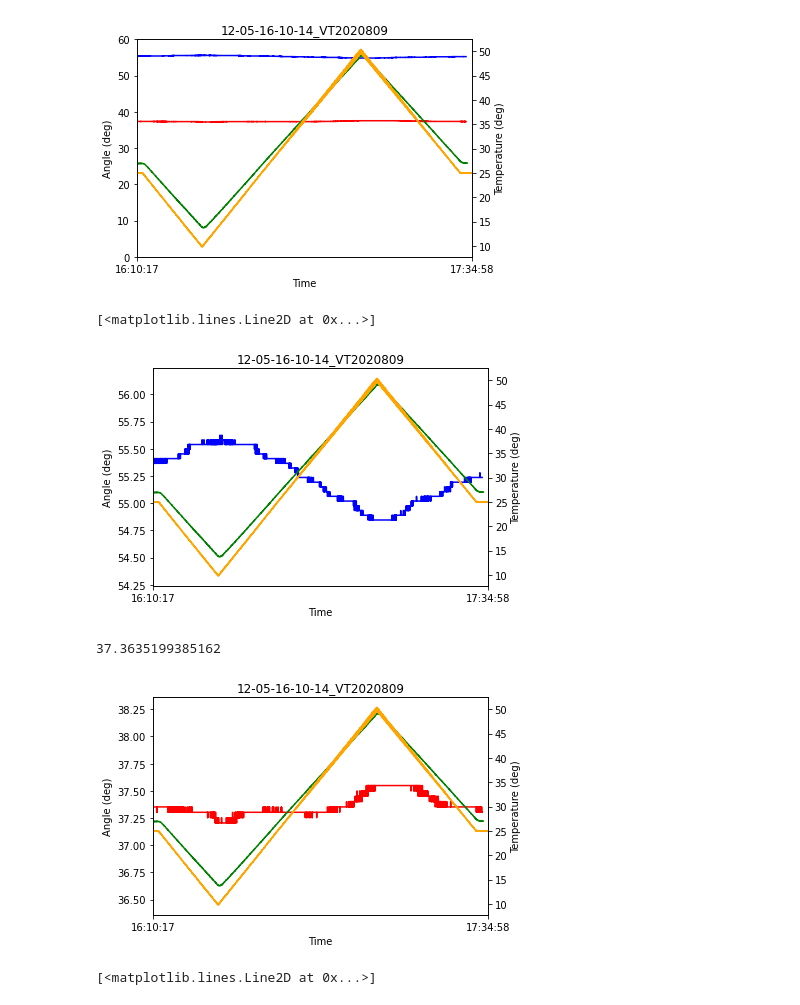
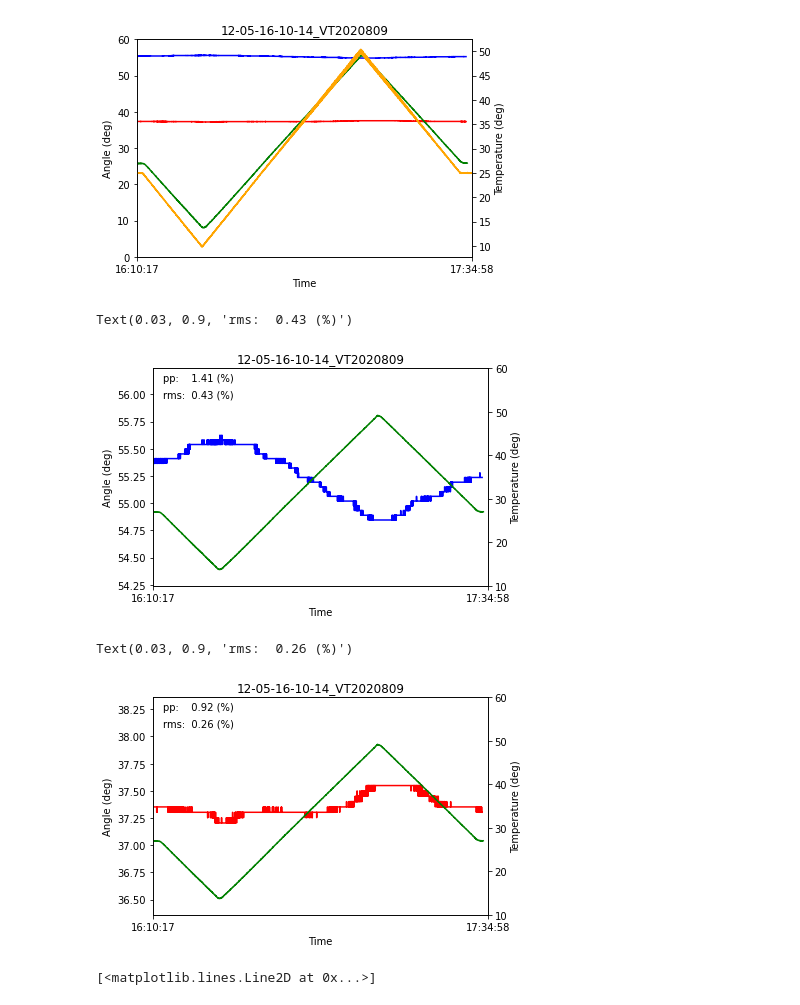
Before and after one commit to shinichirosonoda/Mems_multi_data_viewer, a Jupyter notebook: Display_csv_ALL.ipynb, the cells around one changed output. Saved outputs shown, nothing was run; the diff lists cells and outputs as text; code cells hidden in the pictures.

```diff
--- a/Display_csv_ALL.ipynb
+++ b/Display_csv_ALL.ipynb
@@ -78,6 +78,12 @@ time3 = time3.dt.round("s")
 time3[len(time3)-1]
 # %% [output]
 Timestamp('2022-12-05 17:34:58')
+# %%
+def pp(data):
+    return np.ptp(data)/ np.average(data) * 100
+
+def rms(data):
+    return np.std(data)/ np.average(data) * 100
 # %%
 fig, ax1 = plt.subplots()
 ax2 = ax1.twinx()
@@ -109,37 +115,43 @@ fig, ax1 = plt.subplots()
 ax2 = ax1.twinx()
 
 ax1.set_xlabel("Time")
 ax1.set_ylabel("Angle (deg)")
 ax2.set_ylabel("Temperature (deg)")
 plt.title(sample_name)
 
 xmin = time1[0]
 xmax = time3[len(time3)-1]
 
 plt.xlim([xmin,xmax])
 ax1.set_xticks([xmin, xmax])
 ax1.set_xticklabels([xmin.time(), xmax.time()])
 
 ymin = round(np.average(df2["2x"]), 2) - 1
 ymax = round(np.average(df2["2x"]), 2) + 1
 
 ax1.set_ylim(ymin,ymax)
-#ax2.set_ylim(10,40)
+ax2.set_ylim(10,60)
 
 """
 time_reject = np.where(df2["2x"] > 60)
 for t in time_reject[0]:
     df2["2x"][t] = df2["2x"][t+1]
 """
 
 ax1.plot(time2, df2["2x"], color='b')
 #ax1.plot(time2, df2["2y"], color='r')
 ax2.plot(time1, df1["temperature"], color='g')
-ax2.plot(time3, df3["temperature"], color='orange')
+#ax2.plot(time3, df3["temperature"], color='orange')
 #ax2.plot(time3, df3["set_temperature"], color='b')
+
+
+ax1.text(0.03, 0.98, "pp:    {:.2f} (%)".format(round(pp(df2["2x"]), 3)),\
+        verticalalignment='top', transform=ax1.transAxes)
+ax1.text(0.03, 0.90, "rms:  {:.2f} (%)".format(round(rms(df2["2x"]), 3)),\
+        verticalalignment='top', transform=ax1.transAxes)
 # %% [output]
-[<matplotlib.lines.Line2D at 0x...>]
+Text(0.03, 0.9, 'rms:  0.43 (%)')
-[figure, old version]
+[figure, new version]
 # %%
 fig, ax1 = plt.subplots()
 ax2 = ax1.twinx()
@@ -160,7 +172,7 @@ ymin = round(np.average(df2["2y"]), 2) - 1
 ymax = round(np.average(df2["2y"]), 2) + 1
 
 ax1.set_ylim(ymin,ymax)
-#ax2.set_ylim(10,40)
+ax2.set_ylim(10,60)
 
 """
 time_reject = np.where(df2["2y"] > 37)
@@ -170,12 +182,16 @@ for t in time_reject[0]:
 #ax1.plot(time2, df2["2x"], color='b')
 ax1.plot(time2, df2["2y"], color='r')
 ax2.plot(time1, df1["temperature"], color='g')
-ax2.plot(time3, df3["temperature"], color='orange')
+#ax2.plot(time3, df3["temperature"], color='orange')
 #ax2.plot(time3, df3["set_temperature"], color='b')
-np.average(df2["2y"])
+
+ax1.text(0.03, 0.98, "pp:    {:.2f} (%)".format(round(pp(df2["2y"]), 3)),\
+        verticalalignment='top', transform=ax1.transAxes)
+ax1.text(0.03, 0.90, "rms:  {:.2f} (%)".format(round(rms(df2["2y"]), 3)),\
+        verticalalignment='top', transform=ax1.transAxes)
 # %% [output]
-37.3635199385162
+Text(0.03, 0.9, 'rms:  0.26 (%)')
-[figure, old version]
+[figure, new version]
 # %%
 fig, ax1 = plt.subplots()
 ax2 = ax1.twinx()
```
Also changed, not shown: parts of 2 cells of this notebook.
